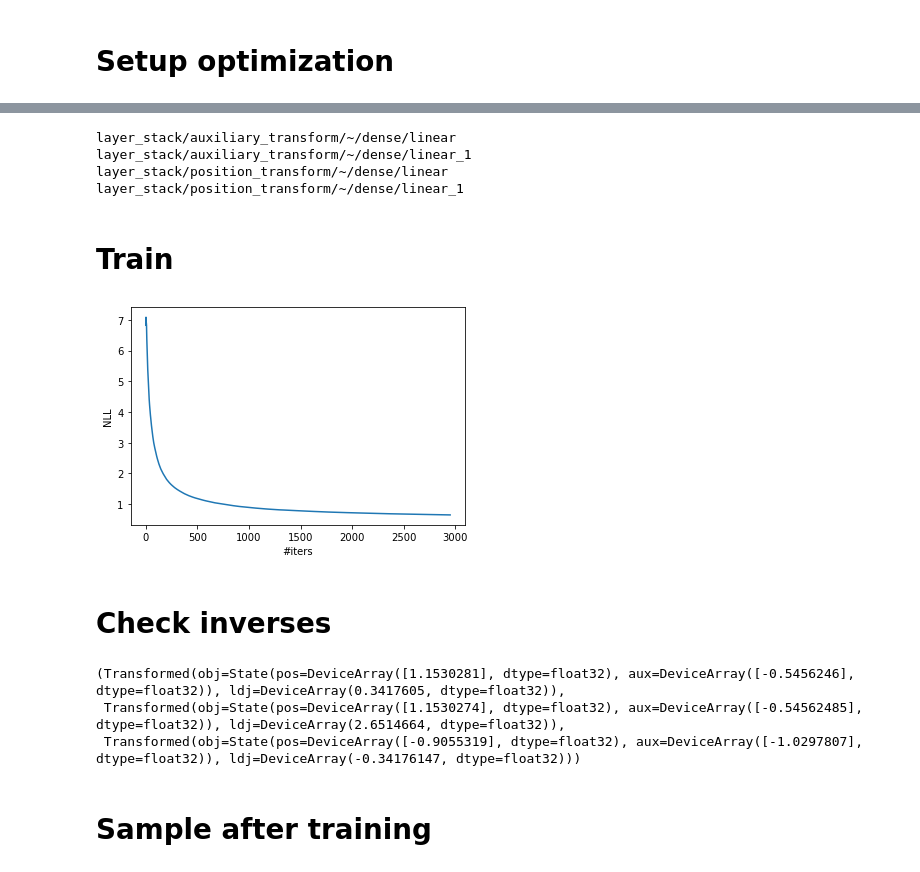
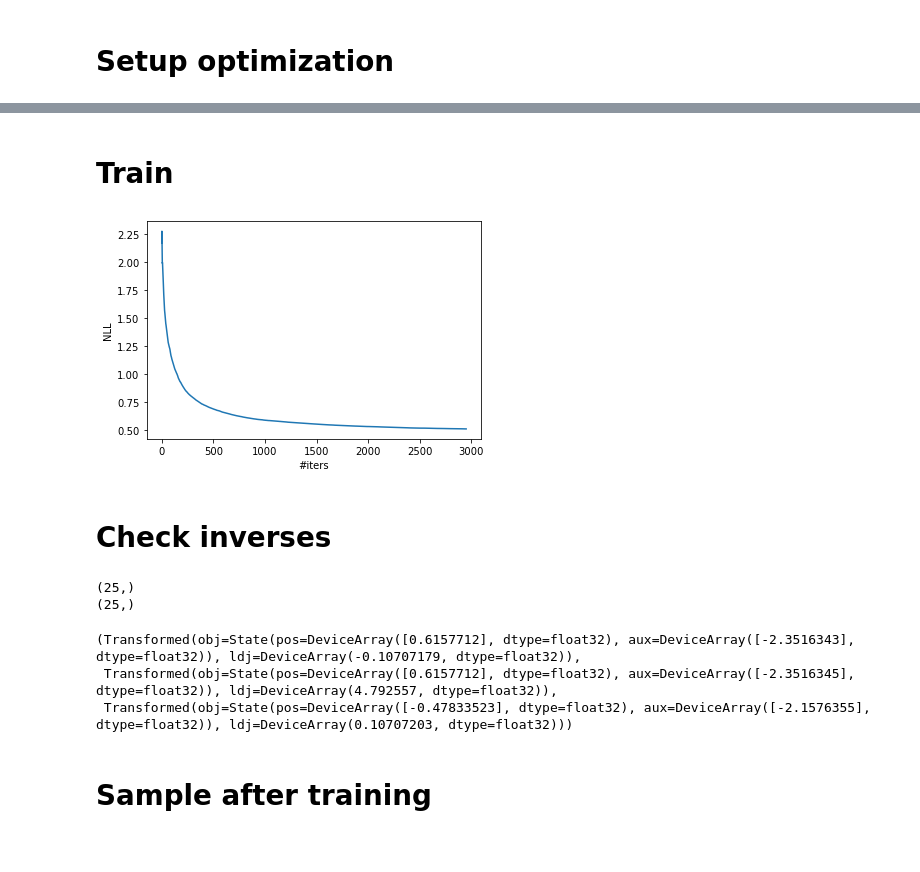
Before and after one commit to noegroup/flox, a Jupyter notebook: example.ipynb, the cells around one changed output, grey strips where cells are left out. Saved outputs shown, nothing was run; the diff lists cells and outputs as text; code cells hidden in the pictures.

```diff
--- a/example.ipynb
+++ b/example.ipynb
@@ -308,11 +333,3 @@ params = jax.jit(flow.pure.init)(next(chain), initializer.obj)
-# %%
-for k in params.keys():
-    print(k)
-# %% [output]
-layer_stack/auxiliary_transform/~/dense/linear
-layer_stack/auxiliary_transform/~/dense/linear_1
-layer_stack/position_transform/~/dense/linear
-layer_stack/position_transform/~/dense/linear_1
 # %%
 import optax
 
@@ -321,6 +338,8 @@ PLOT_INTERVAL = 50
 LEARNING_RATE = 1e-4
 
 optim = optax.adam(learning_rate=LEARNING_RATE)
+
+params, static = eqx.partition(flow, eqx.is_array)
 opt_state = optim.init(params)
 # %% [markdown]
 # Train
@@ -328,51 +349,53 @@ opt_state = optim.init(params)
 from flox.nn import train
 from flox.flow import DatasetSampler
 
-step = train.mle_step(joint_base_potential, flow, optim, DatasetSampler(data, data.pos.shape[0]), 128)
+step = train.mle_step(joint_base_potential, optim, DatasetSampler(data, data.pos.shape[0]), 128)
 # %%
 import time
 
 from IPython import display  # type: ignore
 from IPython.display import clear_output  # type: ignore
 from tqdm import tqdm
 
 pbar = tqdm(range(NUM_ITERS))
 agg_loss = train.RunningMean(0., 0)
 losses = []
 
 
 for i in pbar:
 
-    loss, params, opt_state = step(next(chain), params, opt_state)  # type: ignore
+    loss, flow, opt_state = step(next(chain), flow, opt_state)  # type: ignore
     agg_loss = agg_loss.update(loss)
     losses.append(agg_loss.value)
 
     pbar.set_description(f"loss: {agg_loss.value:.4}")
     if not i % PLOT_INTERVAL:
 
         display.clear_output(wait=True)
         plt.plot(losses)
         plt.ylabel("NLL")
         plt.xlabel("#iters")
 
         plt.show()
         time.sleep(0.001)
 # %% [output]
-[figure, old version]
+[figure, new version]
 # %% [markdown]
 # Check inverses
 # %%
-a = flow.with_params(params).forward(
+a = flow.forward(
     initializer.obj
 )
-b = flow.with_params(params).inverse(
+b = flow.inverse(
     a.obj
 )
 b, initializer, a
 # %% [output]
-(Transformed(obj=State(pos=DeviceArray([1.1530281], dtype=float32), aux=DeviceArray([-0.5456246], dtype=float32)), ldj=DeviceArray(0.3417605, dtype=float32)),
- Transformed(obj=State(pos=DeviceArray([1.1530274], dtype=float32), aux=DeviceArray([-0.54562485], dtype=float32)), ldj=DeviceArray(2.6514664, dtype=float32)),
- Transformed(obj=State(pos=DeviceArray([-0.9055319], dtype=float32), aux=DeviceArray([-1.0297807], dtype=float32)), ldj=DeviceArray(-0.34176147, dtype=float32)))
+(25,)
+(25,)
+(Transformed(obj=State(pos=DeviceArray([0.6157712], dtype=float32), aux=DeviceArray([-2.3516343], dtype=float32)), ldj=DeviceArray(-0.10707179, dtype=float32)),
+ Transformed(obj=State(pos=DeviceArray([0.6157712], dtype=float32), aux=DeviceArray([-2.3516345], dtype=float32)), ldj=DeviceArray(4.792557, dtype=float32)),
+ Transformed(obj=State(pos=DeviceArray([-0.47833523], dtype=float32), aux=DeviceArray([-2.1576355], dtype=float32)), ldj=DeviceArray(0.10707203, dtype=float32)))
 # %% [markdown]
 # Sample after training
 # %%
```
Also changed, not shown: parts of 4 cells of this notebook, 13 other files.
